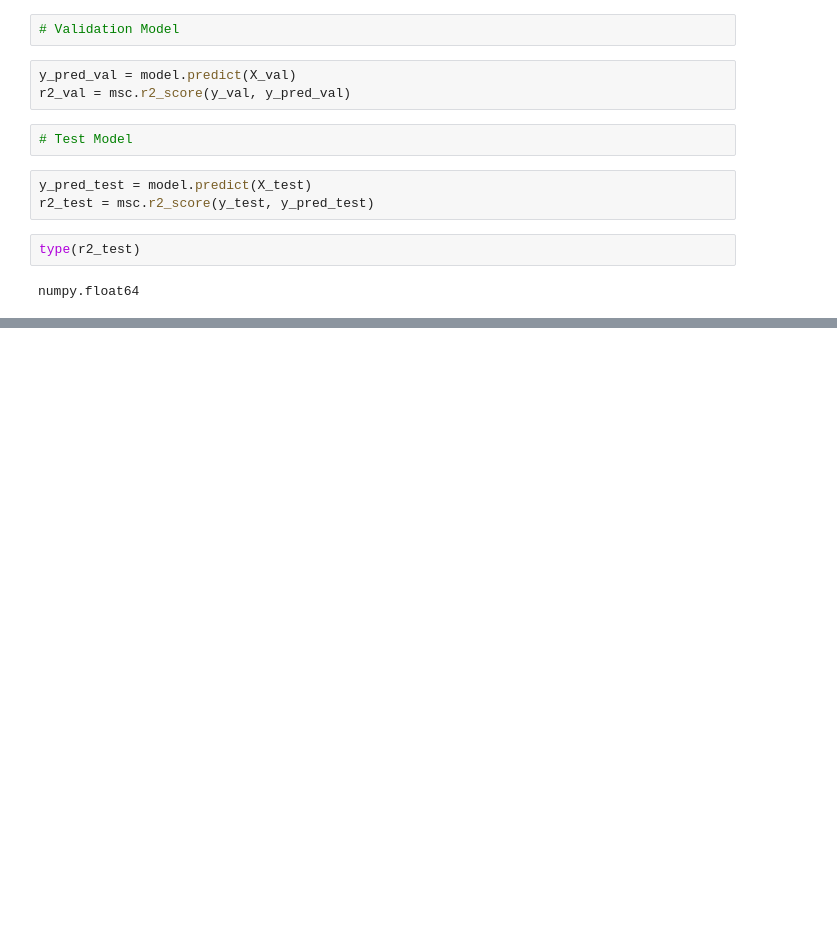
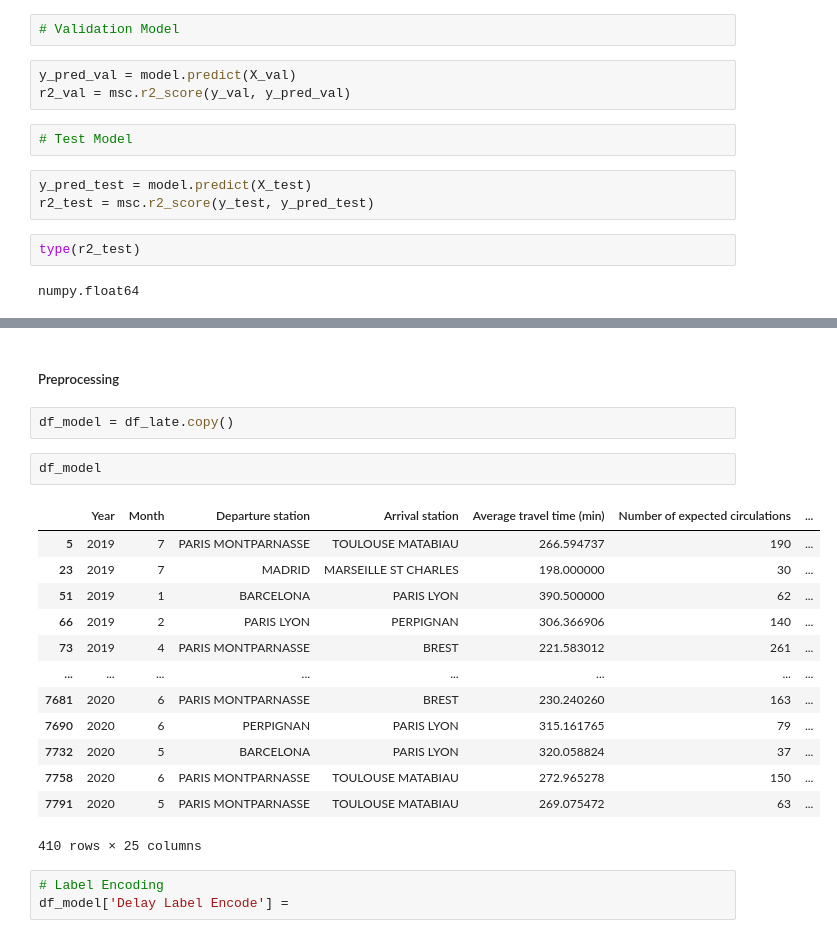
Before and after one commit to CrisMagdziak/Train_Traffic_Python, a Jupyter notebook: Trains_Project_v1.1.ipynb, the cells around one changed output, grey strips where cells are left out. Saved outputs shown, nothing was run; the diff lists cells and outputs as text; blank space fills up the shorter version.

```diff
--- a/Trains_Project_v1.1.ipynb
+++ b/Trains_Project_v1.1.ipynb
@@ -1038,0 +1040,23 @@ plt.show()
+# %% [markdown]
+##### Preprocessing
+# %%
+df_model = df_late.copy()
+# %%
+df_model
+# %% [output]
+|  | Year | Month | Departure station | Arrival station | Average travel time (min) | Number of expected circulations | ... |
+| 5 | 2019 | 7 | PARIS MONTPARNASSE | TOULOUSE MATABIAU | 266.594737 | 190 | ... |
+| 23 | 2019 | 7 | MADRID | MARSEILLE ST CHARLES | 198.000000 | 30 | ... |
+| 51 | 2019 | 1 | BARCELONA | PARIS LYON | 390.500000 | 62 | ... |
+| 66 | 2019 | 2 | PARIS LYON | PERPIGNAN | 306.366906 | 140 | ... |
+| 73 | 2019 | 4 | PARIS MONTPARNASSE | BREST | 221.583012 | 261 | ... |
+| ... | ... | ... | ... | ... | ... | ... | ... |
+| 7681 | 2020 | 6 | PARIS MONTPARNASSE | BREST | 230.240260 | 163 | ... |
+| 7690 | 2020 | 6 | PERPIGNAN | PARIS LYON | 315.161765 | 79 | ... |
+| 7732 | 2020 | 5 | BARCELONA | PARIS LYON | 320.058824 | 37 | ... |
+| 7758 | 2020 | 6 | PARIS MONTPARNASSE | TOULOUSE MATABIAU | 272.965278 | 150 | ... |
+| 7791 | 2020 | 5 | PARIS MONTPARNASSE | TOULOUSE MATABIAU | 269.075472 | 63 | ... |
+410 rows × 25 columns
+# %%
+# Label Encoding
+df_model['Delay Label Encode'] =
```
Also changed, not shown: parts of 5 cells of this notebook.
